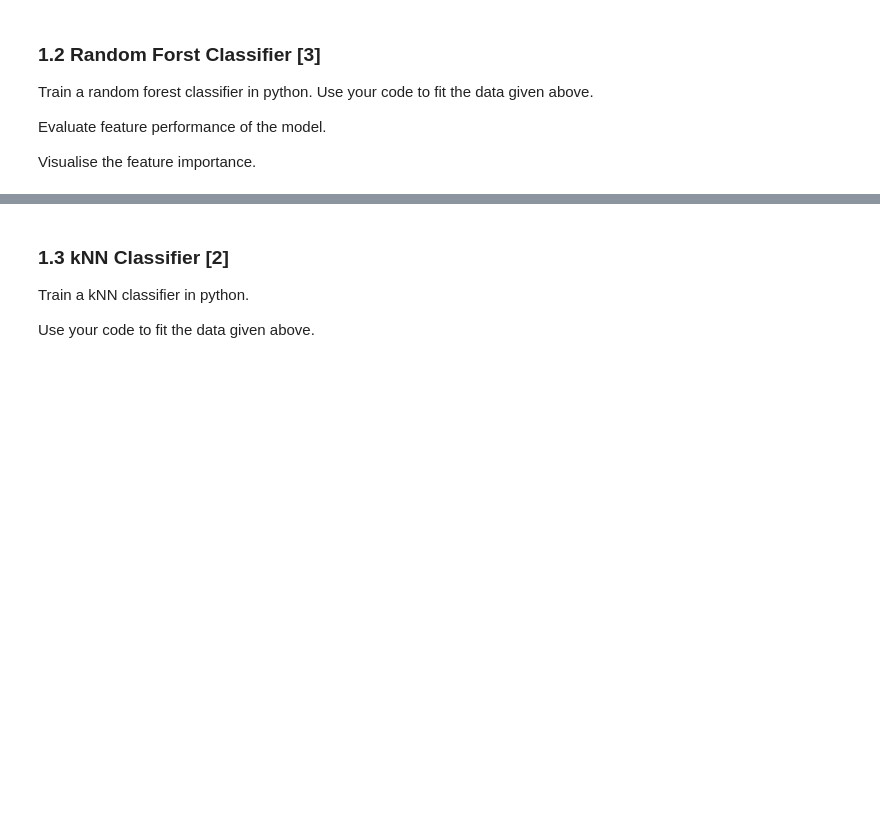
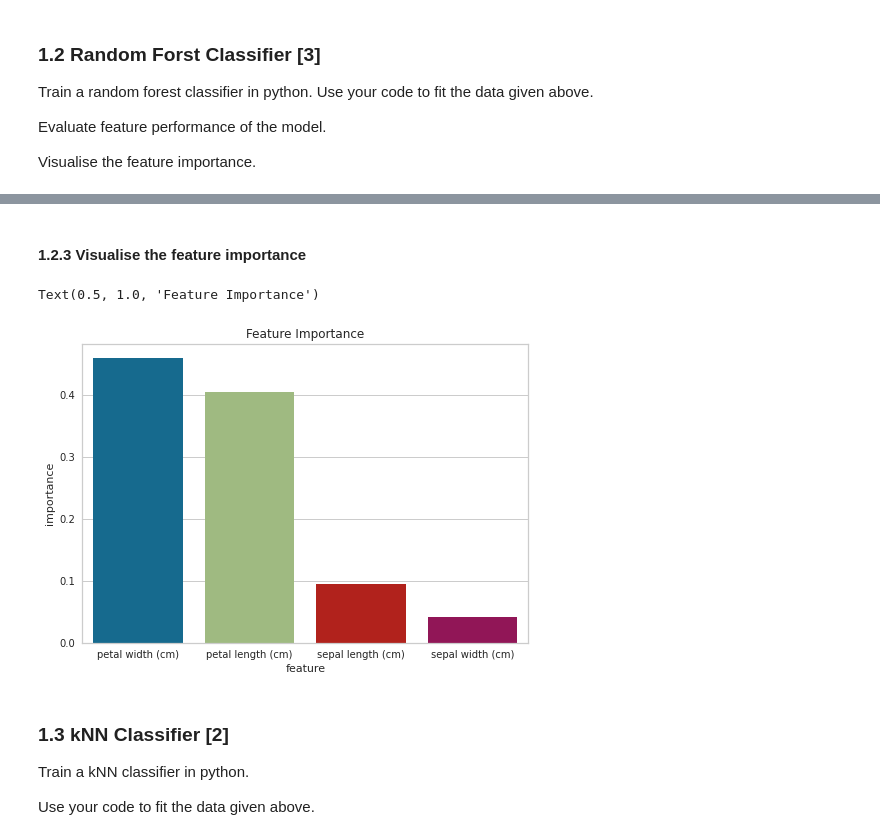
Before and after one commit to JohnnyFoulds/dsm040-2021-oct, a Jupyter notebook: coursework_02/CW2.ipynb, the cells around one changed output, grey strips where cells are left out. Drawn from its saved outputs; the diff is of its cells as text; code cells hidden in the pictures; blank space fills up the shorter version.

```diff
--- a/coursework_02/CW2.ipynb
+++ b/coursework_02/CW2.ipynb
@@ -60,6 +71,11 @@ X = iris.data
 y = iris.target
 # %%
 # split the dataset into training and test data
-X_train, X_test, y_train, y_test = train_test_split(X, y, test_size=0.3, random_state=random_state)
+X_train, X_test, y_train, y_test = train_test_split(
+    X, y,
+    test_size=test_frac,
+    stratify=y,
+    random_state=random_state)
+
 print('There are %d samples in the training set and %d samples in the test set' % (X_train.shape[0], X_test.shape[0]))
 # %% [output]
@@ -186,0 +299,15 @@ Visualise the feature importance.
+# %%
+# create a new modeler
+modeler_rf = Modeler(
+    model=RandomForestClassifier(
+        n_jobs=-1,
+        random_state=random_state
+    ),
+    X_train=X_train,
+    y_train=y_train,
+    X_test=X_test,
+    y_test=y_test,
+    feature_names=iris.feature_names)
+
+# train the model
+modeler_rf.train()
@@ -186,0 +331,4 @@ Visualise the feature importance.
+# %%
+# show the importance of each feature
+df_feature_importance = modeler_rf.get_feature_importance().sort_values(by='importance', ascending=False)
+df_feature_importance
@@ -187,3 +376,13 @@ Visualise the feature importance.
+# %% [markdown]
+#### 1.2.3 Visualise the feature importance
+# %%
+sns.barplot(
+    data=df_feature_importance,
+    x='feature',
+    y='importance').set_title('Feature Importance')
+# %% [output]
+Text(0.5, 1.0, 'Feature Importance')
+[figure, added]
 # %% [markdown]
 ### 1.3 kNN Classifier [2]
 Train a kNN classifier in python.
```
Also changed, not shown: parts of 33 cells of this notebook, 1 other file.
